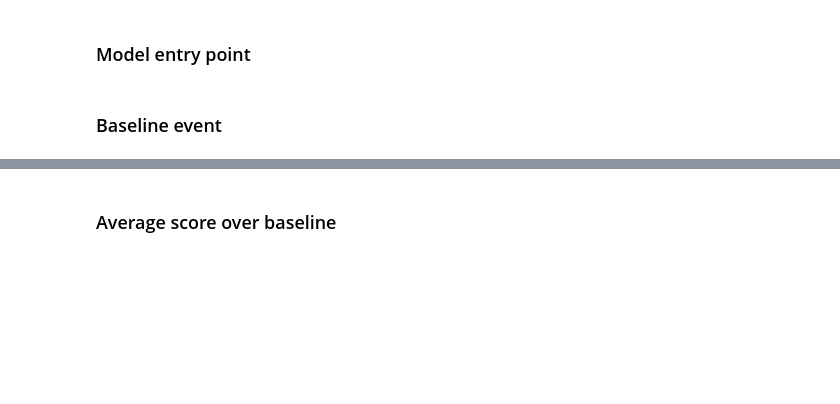
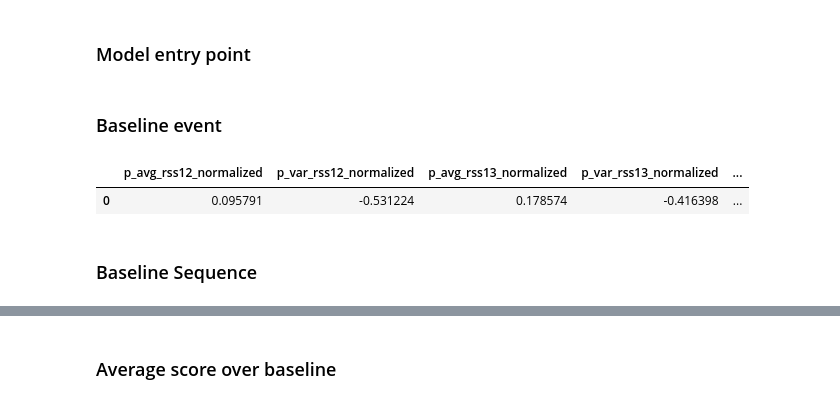
Before and after one commit to feedzai/timeshap, a Jupyter notebook: notebooks/AReM/AReM.ipynb, the cells around one changed output, grey strips where cells are left out. Cells and saved outputs as stored; diff of their text form; code cells hidden in the pictures; blank space fills up the shorter version.

```diff
--- a/notebooks/AReM/AReM.ipynb
+++ b/notebooks/AReM/AReM.ipynb
@@ -298,3 +298,10 @@ f_hs = lambda x, y=None: model_wrapped.predict_last_hs(x, y)
 # %%
 from timeshap.utils import calc_avg_event
 average_event = calc_avg_event(d_train_normalized, numerical_feats=model_features, categorical_feats=[])
+# %%
+average_event
+# %% [output]
+|  | p_avg_rss12_normalized | p_var_rss12_normalized | p_avg_rss13_normalized | p_var_rss13_normalized | ... |
+| 0 | 0.095791 | -0.531224 | 0.178574 | -0.416398 | ... |
+# %% [markdown]
+### Baseline Sequence
```
Also changed, not shown: parts of 11 cells of this notebook, 7 other files.
